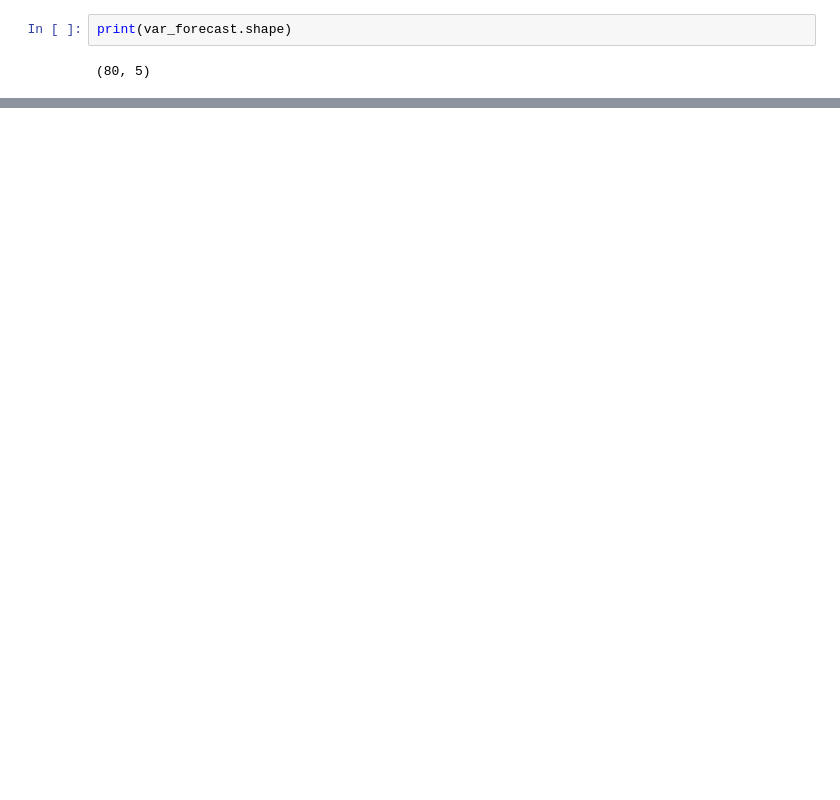
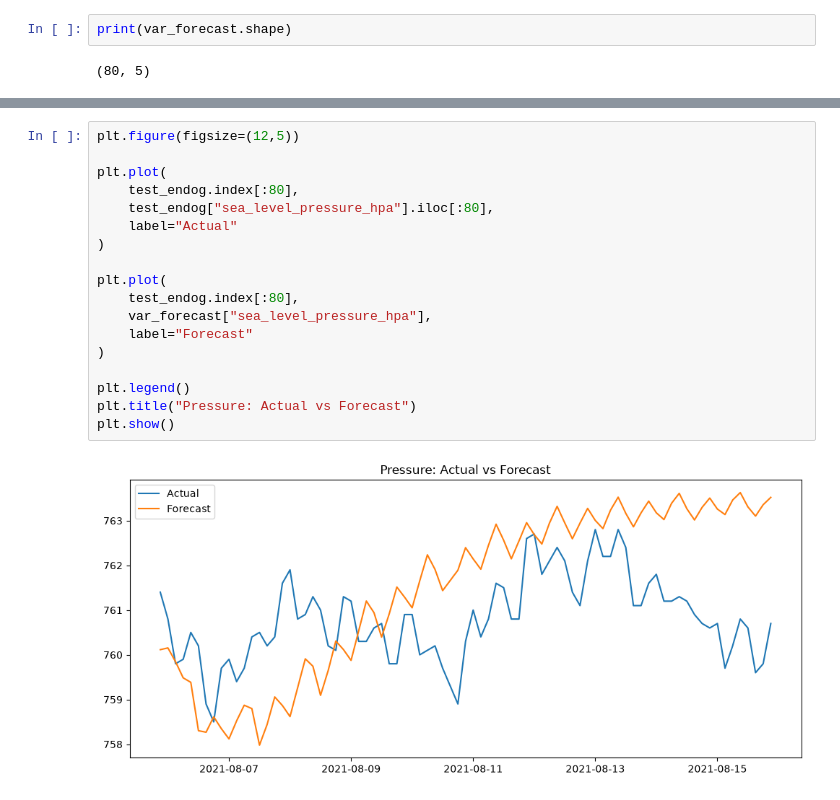
Before and after one commit to noura-z/hybrid-climate-forecasting, a Jupyter notebook: notebooks/03_varmax_baseline.ipynb, the cells around one changed output, grey strips where cells are left out. Cells and saved outputs as stored; diff of their text form; blank space fills up the shorter version.

```diff
--- a/notebooks/03_varmax_baseline.ipynb
+++ b/notebooks/03_varmax_baseline.ipynb
@@ -234,0 +221,20 @@ for col in residuals.columns:
+# %%
+plt.figure(figsize=(12,5))
+
+plt.plot(
+    test_endog.index[:80],
+    test_endog["sea_level_pressure_hpa"].iloc[:80],
+    label="Actual"
+)
+
+plt.plot(
+    test_endog.index[:80],
+    var_forecast["sea_level_pressure_hpa"],
+    label="Forecast"
+)
+
+plt.legend()
+plt.title("Pressure: Actual vs Forecast")
+plt.show()
+# %% [output]
+[figure, added]
```
Also changed, not shown: parts of 43 cells of this notebook.
